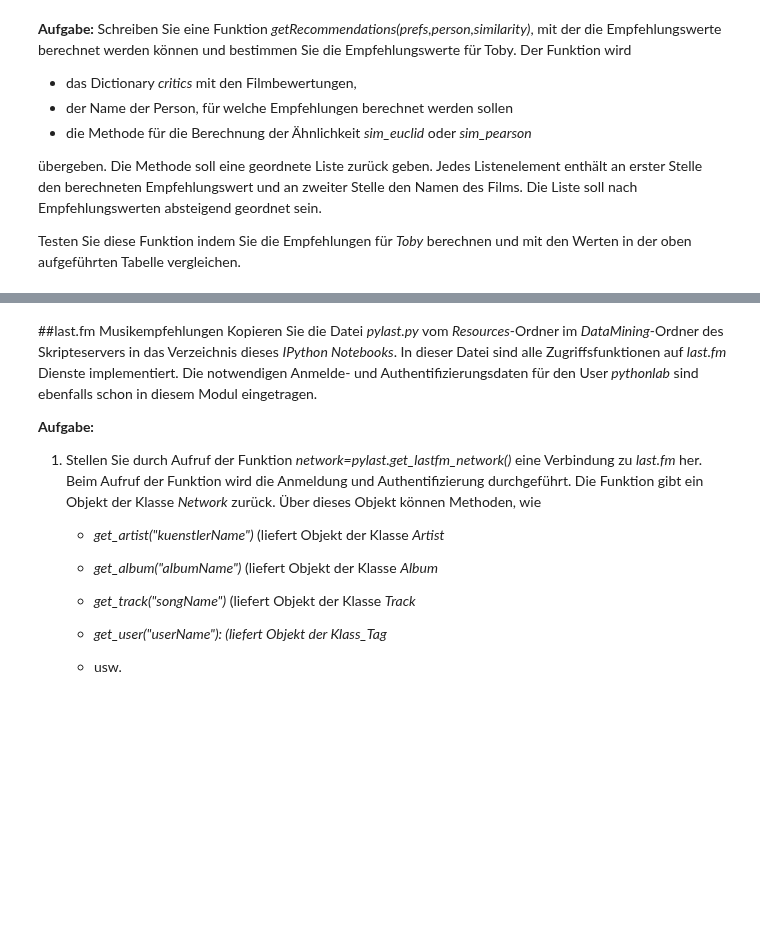
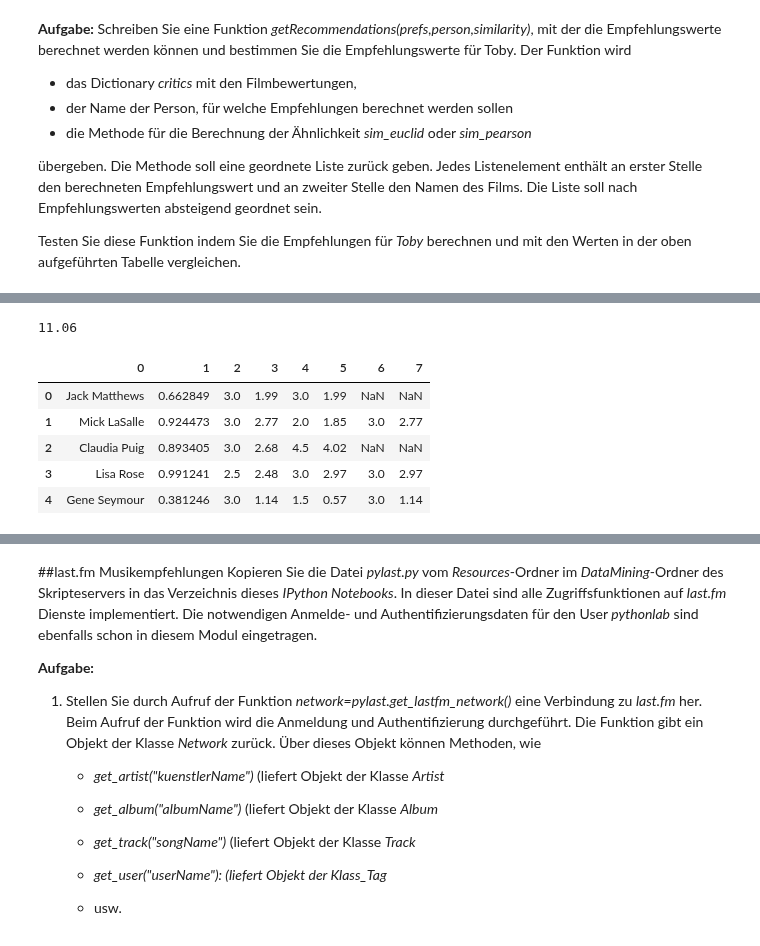
Before and after one commit to timgrossmann/data_mining, a Jupyter notebook: recommender_system/VersuchRecommenderSystem.ipynb, the cells around one changed output, grey strips where cells are left out. Cells and saved outputs as stored; diff of their text form; code cells hidden in the pictures; blank space fills up the shorter version.

Commit message:
getRecommendations

```diff
--- a/recommender_system/VersuchRecommenderSystem.ipynb
+++ b/recommender_system/VersuchRecommenderSystem.ipynb
@@ -439,3 +434,42 @@ getRecommendations(critics, 'Toby', sim_euclid)
+# %%
+import pandas
+
+def getRecommendations(prefs, person, similarity):
+    persons_movies = prefs[person].keys()
+    table = []
+
+    for user, movies in prefs.items():
+        sim_value = similarity(prefs, person, user)
+
+        if sim_value > 0 and user != person:
+            row = []
+            row.append(user)
+            row.append(sim_value)
+
+            for movie, rating in movies.items():
+                if movie not in persons_movies:
+                    row.append(movies[movie])
+                    row.append(round(movies[movie] * sim_value, 2))
+
+            table.append(row)
+
+    table = pandas.DataFrame(table)
+
+    sum_val = sum(table[3].values)
+    print sum_val
+
+    return table
+
+
+getRecommendations(critics, 'Toby', sim_pearson)
+# %% [output]
+11.06
+|  | 0 | 1 | 2 | 3 | 4 | 5 | 6 | 7 |
+| 0 | Jack Matthews | 0.662849 | 3.0 | 1.99 | 3.0 | 1.99 | NaN | NaN |
+| 1 | Mick LaSalle | 0.924473 | 3.0 | 2.77 | 2.0 | 1.85 | 3.0 | 2.77 |
+| 2 | Claudia Puig | 0.893405 | 3.0 | 2.68 | 4.5 | 4.02 | NaN | NaN |
+| 3 | Lisa Rose | 0.991241 | 2.5 | 2.48 | 3.0 | 2.97 | 3.0 | 2.97 |
+| 4 | Gene Seymour | 0.381246 | 3.0 | 1.14 | 1.5 | 0.57 | 3.0 | 1.14 |
 # %% [markdown]
 ###Berechnung von Empfehlungen mit Item basiertem Collaborative Filtering
 In den vorigen Aufgaben wurden Ähnlichkeiten zwischen Personen bestimmt und für Produktempfehlungen benutzt (User basiertes Collaborative Filtering). Jetzt soll die Ähnlichkeit zwischen Produkten berechnet werden und auf der Basis dieser Produktähnlichkeit Empfehlungen berechnet werden (Item basiertes Collaborative Filtering).
```
Also changed, not shown: parts of 2 cells of this notebook.
